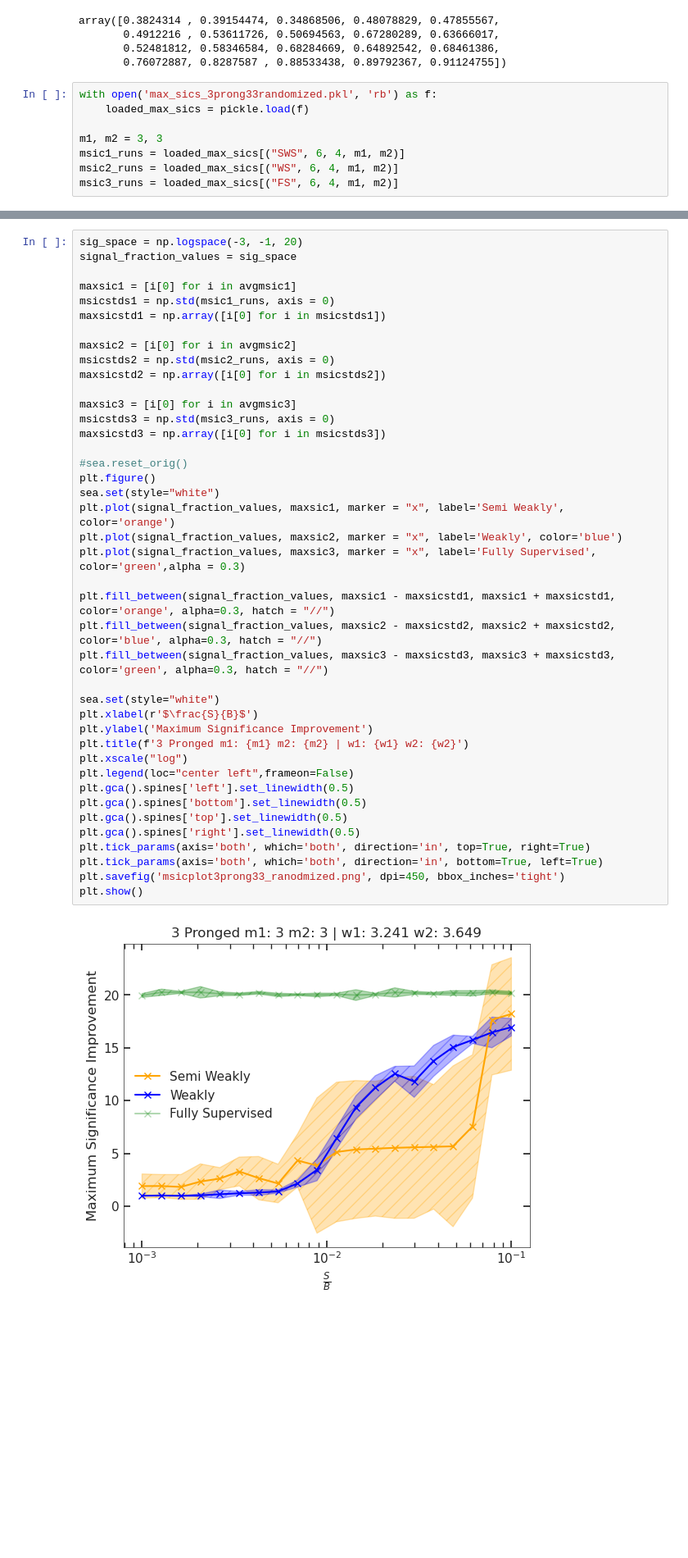
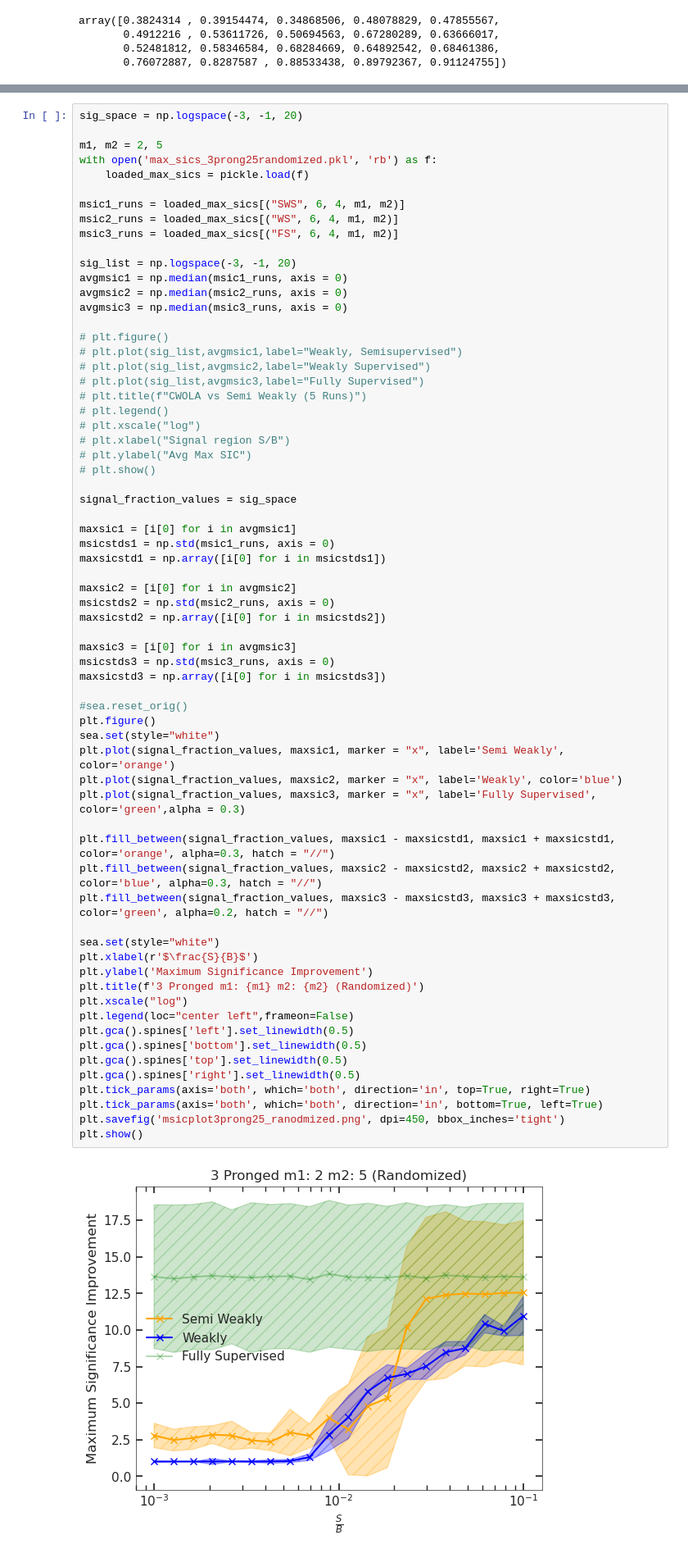
Before and after one commit to GitGup/SemiWeaklySupervised, a Jupyter notebook: manifolds.ipynb, the cells around one changed output, grey strips where cells are left out. Shown at 82% size. Cells and saved outputs as stored; diff of their text form; blank space fills up the shorter version.

Commit message:
randomized 3 pronged plot

```diff
--- a/manifolds.ipynb
+++ b/manifolds.ipynb
@@ -767,11 +767,3 @@ array([0.3824314 , 0.39154474, 0.34868506, 0.48078829, 0.47855567,
        0.4912216 , 0.53611726, 0.50694563, 0.67280289, 0.63666017,
        0.52481812, 0.58346584, 0.68284669, 0.64892542, 0.68461386,
        0.76072887, 0.8287587 , 0.88533438, 0.89792367, 0.91124755])
-# %%
-with open('max_sics_3prong33randomized.pkl', 'rb') as f:
-    loaded_max_sics = pickle.load(f)
-
-m1, m2 = 3, 3
-msic1_runs = loaded_max_sics[("SWS", 6, 4, m1, m2)]
-msic2_runs = loaded_max_sics[("WS", 6, 4, m1, m2)]
-msic3_runs = loaded_max_sics[("FS", 6, 4, m1, m2)]
@@ -796,5 +770,30 @@ plt.show()
 # %%
 sig_space = np.logspace(-3, -1, 20)
+
+m1, m2 = 2, 5
+with open('max_sics_3prong25randomized.pkl', 'rb') as f:
+    loaded_max_sics = pickle.load(f)
+
+msic1_runs = loaded_max_sics[("SWS", 6, 4, m1, m2)]
+msic2_runs = loaded_max_sics[("WS", 6, 4, m1, m2)]
+msic3_runs = loaded_max_sics[("FS", 6, 4, m1, m2)]
+
+sig_list = np.logspace(-3, -1, 20)
+avgmsic1 = np.median(msic1_runs, axis = 0)
+avgmsic2 = np.median(msic2_runs, axis = 0)
+avgmsic3 = np.median(msic3_runs, axis = 0)
+
+# plt.figure()
+# plt.plot(sig_list,avgmsic1,label="Weakly, Semisupervised")
+# plt.plot(sig_list,avgmsic2,label="Weakly Supervised")
+# plt.plot(sig_list,avgmsic3,label="Fully Supervised")
+# plt.title(f"CWOLA vs Semi Weakly (5 Runs)")
+# plt.legend()
+# plt.xscale("log")
+# plt.xlabel("Signal region S/B")
+# plt.ylabel("Avg Max SIC")
+# plt.show()
+
 signal_fraction_values = sig_space
 
 maxsic1 = [i[0] for i in avgmsic1]
@@ -805,34 +804,34 @@ maxsic2 = [i[0] for i in avgmsic2]
 msicstds2 = np.std(msic2_runs, axis = 0)
 maxsicstd2 = np.array([i[0] for i in msicstds2])
 
 maxsic3 = [i[0] for i in avgmsic3]
 msicstds3 = np.std(msic3_runs, axis = 0)
 maxsicstd3 = np.array([i[0] for i in msicstds3])
 
 #sea.reset_orig()
 plt.figure()
 sea.set(style="white")
 plt.plot(signal_fraction_values, maxsic1, marker = "x", label='Semi Weakly', color='orange')
 plt.plot(signal_fraction_values, maxsic2, marker = "x", label='Weakly', color='blue')
 plt.plot(signal_fraction_values, maxsic3, marker = "x", label='Fully Supervised', color='green',alpha = 0.3)
 
 plt.fill_between(signal_fraction_values, maxsic1 - maxsicstd1, maxsic1 + maxsicstd1, color='orange', alpha=0.3, hatch = "//")
 plt.fill_between(signal_fraction_values, maxsic2 - maxsicstd2, maxsic2 + maxsicstd2, color='blue', alpha=0.3, hatch = "//")
-plt.fill_between(signal_fraction_values, maxsic3 - maxsicstd3, maxsic3 + maxsicstd3, color='green', alpha=0.3, hatch = "//")
+plt.fill_between(signal_fraction_values, maxsic3 - maxsicstd3, maxsic3 + maxsicstd3, color='green', alpha=0.2, hatch = "//")
 
 sea.set(style="white")
 plt.xlabel(r'$\frac{S}{B}$')
 plt.ylabel('Maximum Significance Improvement')
-plt.title(f'3 Pronged m1: {m1} m2: {m2} | w1: {w1} w2: {w2}')
+plt.title(f'3 Pronged m1: {m1} m2: {m2} (Randomized)')
 plt.xscale("log")
 plt.legend(loc="center left",frameon=False)
 plt.gca().spines['left'].set_linewidth(0.5)
 plt.gca().spines['bottom'].set_linewidth(0.5)
 plt.gca().spines['top'].set_linewidth(0.5)
 plt.gca().spines['right'].set_linewidth(0.5)
 plt.tick_params(axis='both', which='both', direction='in', top=True, right=True)
 plt.tick_params(axis='both', which='both', direction='in', bottom=True, left=True)
-plt.savefig('msicplot3prong33_ranodmized.png', dpi=450, bbox_inches='tight')
+plt.savefig('msicplot3prong25_ranodmized.png', dpi=450, bbox_inches='tight')
 plt.show()
 # %% [output]
-[figure, old version]
+[figure, new version]
```
Also changed, not shown: parts of 6 cells of this notebook.
